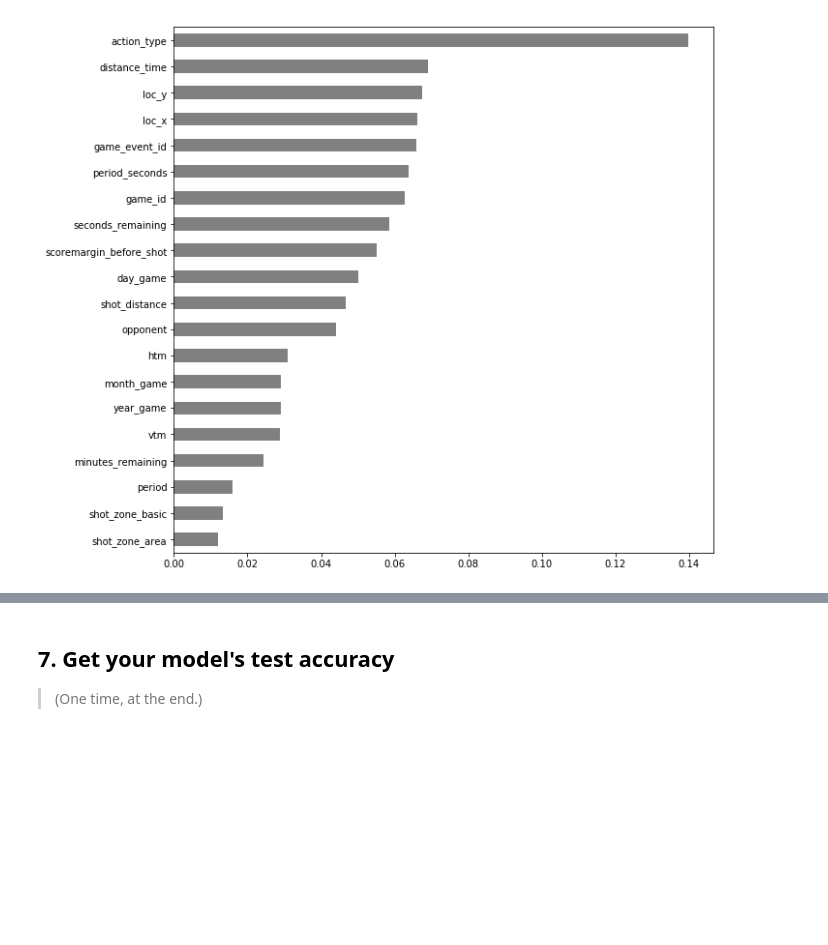
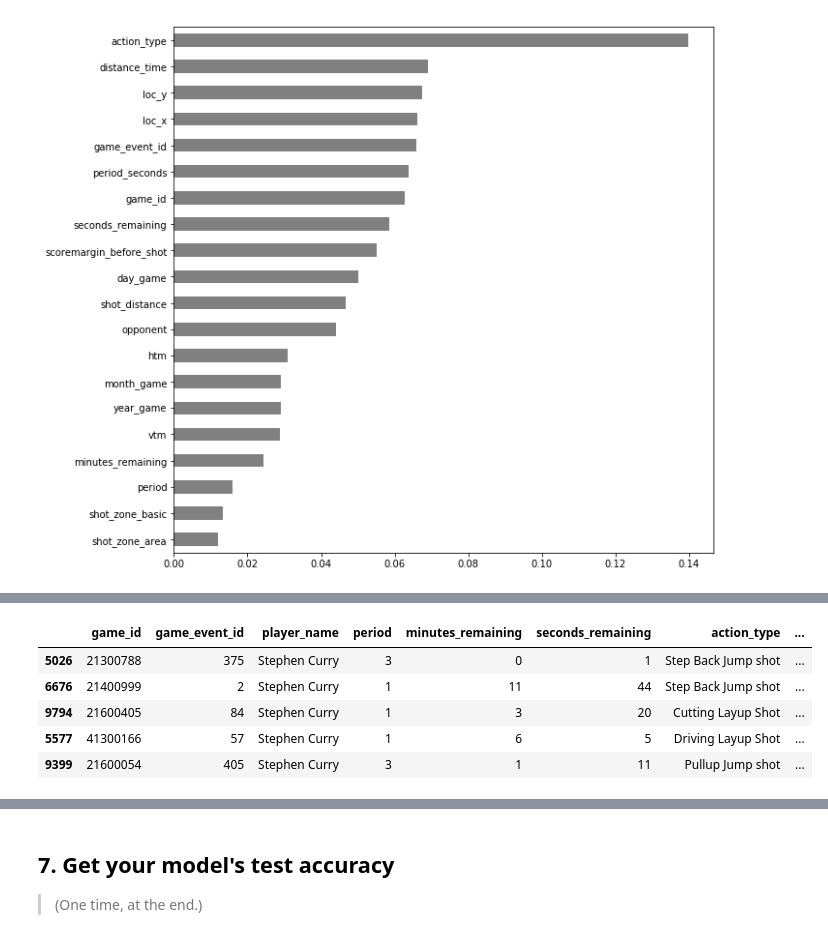
Before and after one commit to JimKing100/DS-Unit-2-Applied-Modeling, a Jupyter notebook: Curry_Study_Guide.ipynb, the cells around one changed output, grey strips where cells are left out. Drawn from its saved outputs; the diff is of its cells as text; code cells hidden in the pictures; blank space fills up the shorter version.

```diff
--- a/Curry_Study_Guide.ipynb
+++ b/Curry_Study_Guide.ipynb
@@ -446,3 +397,12 @@ eli5.show_weights(
 | -0.0059 ± 0.0053 | vtm |
 | -0.0073 ± 0.0016 | loc_y |
 | -0.0086 ± 0.0008 | distance_time |
+# %%
+X_val.head()
+# %% [output]
+|  | game_id | game_event_id | player_name | period | minutes_remaining | seconds_remaining | action_type | ... |
+| 5026 | 21300788 | 375 | Stephen Curry | 3 | 0 | 1 | Step Back Jump shot | ... |
+| 6676 | 21400999 | 2 | Stephen Curry | 1 | 11 | 44 | Step Back Jump shot | ... |
+| 9794 | 21600405 | 84 | Stephen Curry | 1 | 3 | 20 | Cutting Layup Shot | ... |
+| 5577 | 41300166 | 57 | Stephen Curry | 1 | 6 | 5 | Driving Layup Shot | ... |
+| 9399 | 21600054 | 405 | Stephen Curry | 3 | 1 | 11 | Pullup Jump shot | ... |
```
Also changed, not shown: parts of 13 cells of this notebook.
